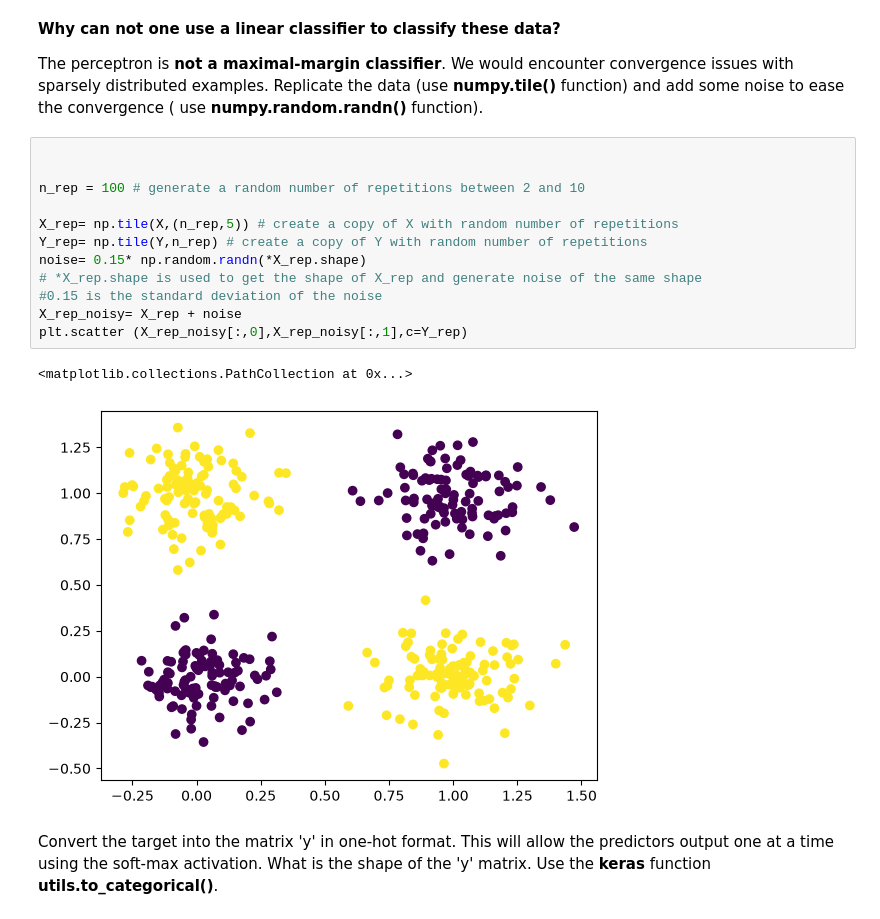
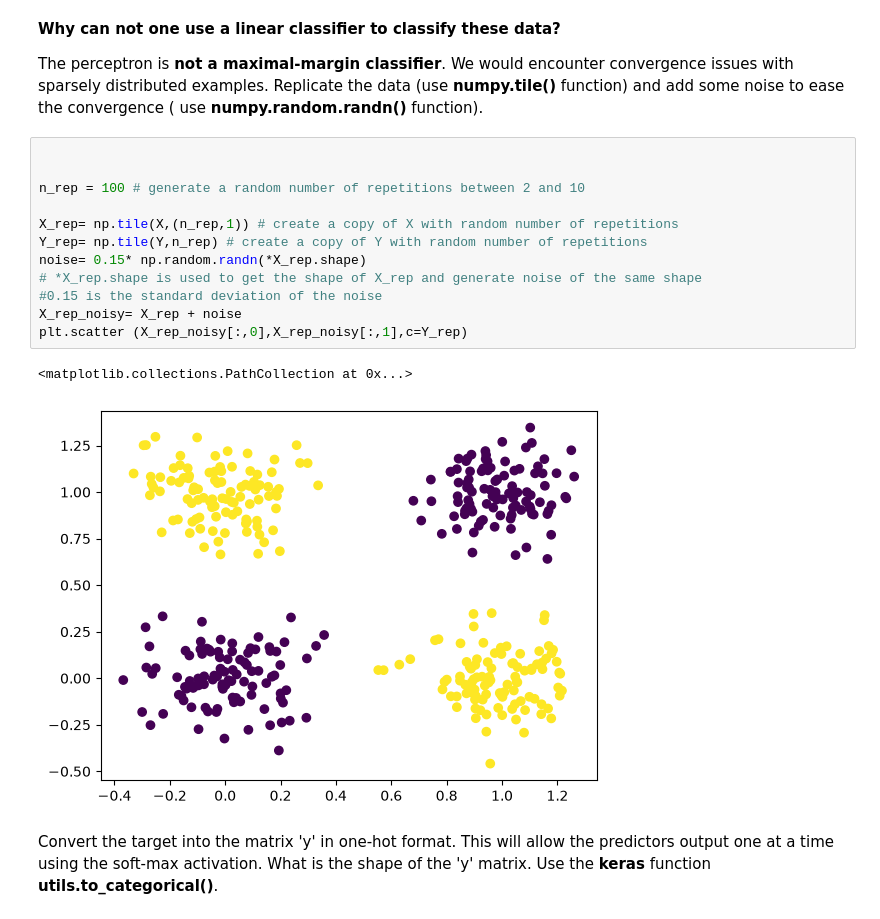
Before and after one commit to rgnseca/ML-AI_tutorials, a Jupyter notebook: Deep_Learning_Lab_Assignments/exercise_1_assignment.ipynb, the cells around one changed output. Drawn from its saved outputs; the diff is of its cells as text.

```diff
--- a/Deep_Learning_Lab_Assignments/exercise_1_assignment.ipynb
+++ b/Deep_Learning_Lab_Assignments/exercise_1_assignment.ipynb
@@ -52,18 +52,18 @@ The perceptron is **not a maximal-margin classifier**. We would encounter conver
 # %%
 
 
 n_rep = 100 # generate a random number of repetitions between 2 and 10
 
-X_rep= np.tile(X,(n_rep,5)) # create a copy of X with random number of repetitions
+X_rep= np.tile(X,(n_rep,1)) # create a copy of X with random number of repetitions
 Y_rep= np.tile(Y,n_rep) # create a copy of Y with random number of repetitions
 noise= 0.15* np.random.randn(*X_rep.shape)
 # *X_rep.shape is used to get the shape of X_rep and generate noise of the same shape
 #0.15 is the standard deviation of the noise
 X_rep_noisy= X_rep + noise
 plt.scatter (X_rep_noisy[:,0],X_rep_noisy[:,1],c=Y_rep)
 # %% [output]
 <matplotlib.collections.PathCollection at 0x...>
-[figure, old version]
+[figure, new version]
 # %% [markdown]
 Convert the target into the matrix 'y' in one-hot format.
 This will allow the predictors output one at a time using the soft-max activation. What is the shape of the 'y' matrix. Use the **keras** function **utils.to_categorical()**.
```
Also changed, not shown: parts of 20 cells of this notebook.
